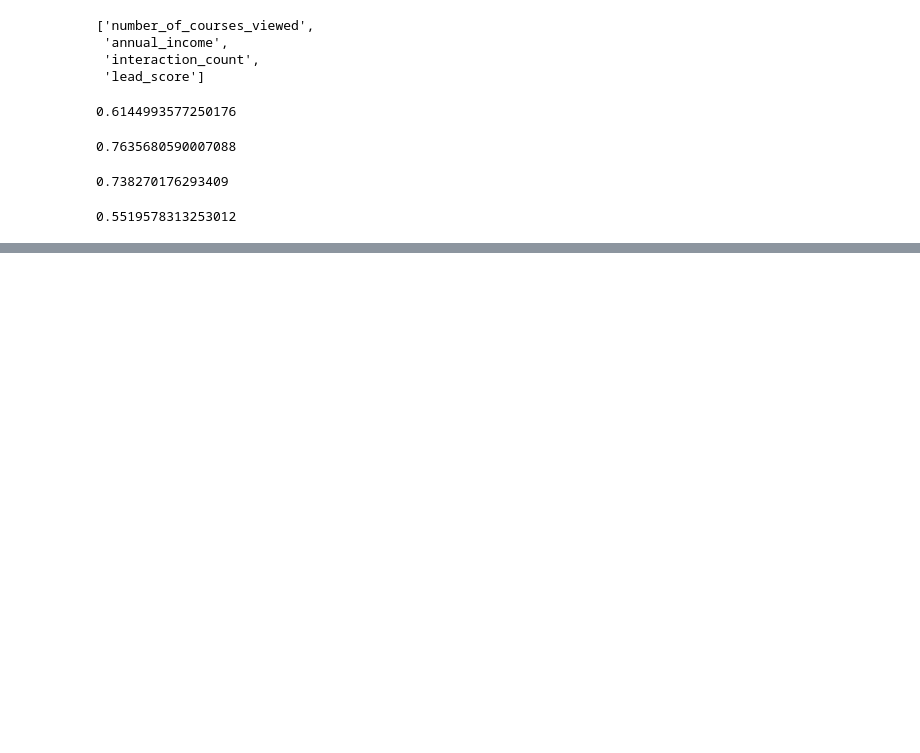
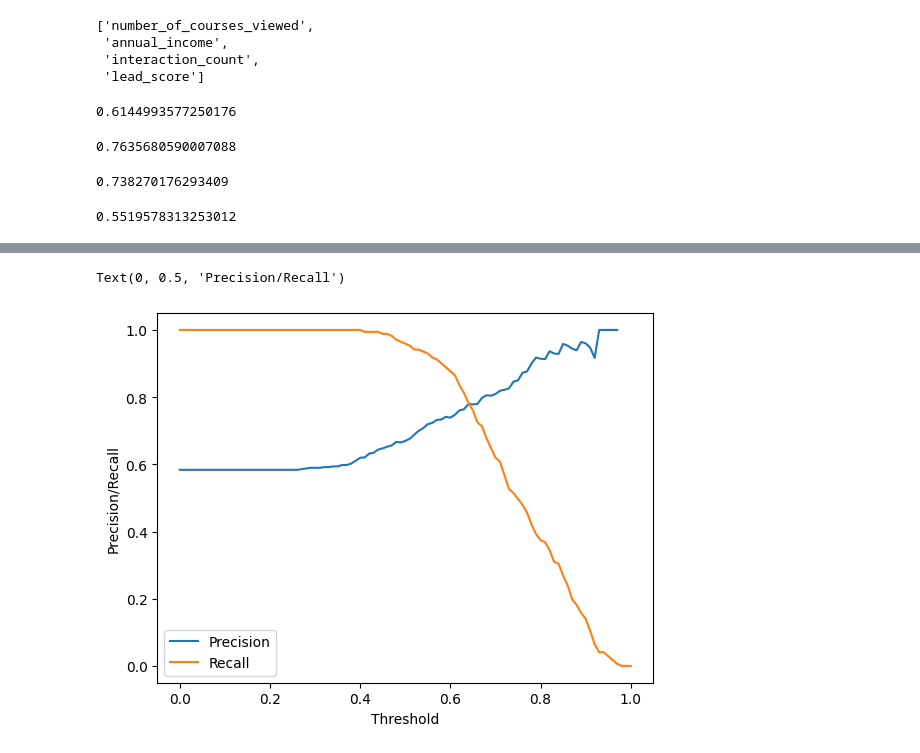
Before and after one commit to ptrisha/ml-zoomcamp-2025, a Jupyter notebook: 04-evaluation/hw4.ipynb, the cells around one changed output, grey strips where cells are left out. Saved outputs shown, nothing was run; the diff lists cells and outputs as text; code cells hidden in the pictures; blank space fills up the shorter version.

```diff
--- a/04-evaluation/hw4.ipynb
+++ b/04-evaluation/hw4.ipynb
@@ -173,0 +189,7 @@ logisticRegression(solver='liblinear', C=1.0, max_iter=1000)
+# %%
+# use the validation dataset
+
+val_dict = df_val[ categorical + numerical ].to_dict(orient='records')
+X_val = dv.transform(val_dict)
+
+y_pred = model.predict_proba(X_val)[:, 1]
@@ -173,0 +218,3 @@ logisticRegression(solver='liblinear', C=1.0, max_iter=1000)
+# %%
+thresholds = np.linspace(0.0, 1.0, 101)
+thresholds
@@ -173,0 +232,20 @@ logisticRegression(solver='liblinear', C=1.0, max_iter=1000)
+# %%
+scores = []
+
+actual_positive = (y_val == 1)
+actual_negative = (y_val == 0)
+
+for t in thresholds:
+    predict_positive = (y_pred >= t)
+    predict_negative = (y_pred < t)
+
+    tp = (predict_positive & actual_positive).sum()
+    tn = (predict_negative & actual_negative).sum()
+
+    fp = (predict_positive & actual_negative).sum()
+    fn = (predict_negative & actual_positive).sum()
+
+    precision = tp / (tp + fp)
+    recall = tp / (tp + fn)
+
+    scores.append( (t, precision, recall) )
@@ -173,0 +272,13 @@ logisticRegression(solver='liblinear', C=1.0, max_iter=1000)
+# %%
+columns = ['threshold', 'precision', 'recall']
+df_scores = pd.DataFrame( scores, columns=columns)
+# %%
+plt.plot(df_scores.threshold, df_scores.precision, label='Precision')
+plt.plot(df_scores.threshold, df_scores.recall, label='Recall')
+plt.legend()
+
+plt.xlabel('Threshold')
+plt.ylabel('Precision/Recall')
+# %% [output]
+Text(0, 0.5, 'Precision/Recall')
+[figure, added]
```
Also changed, not shown: parts of 27 cells of this notebook.
